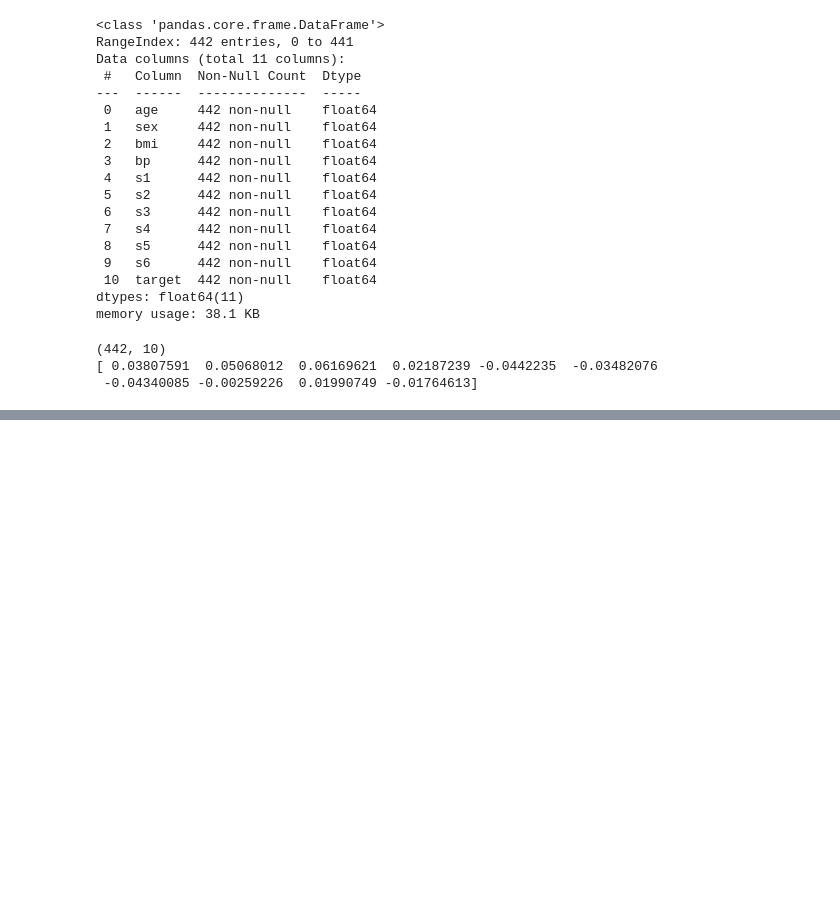
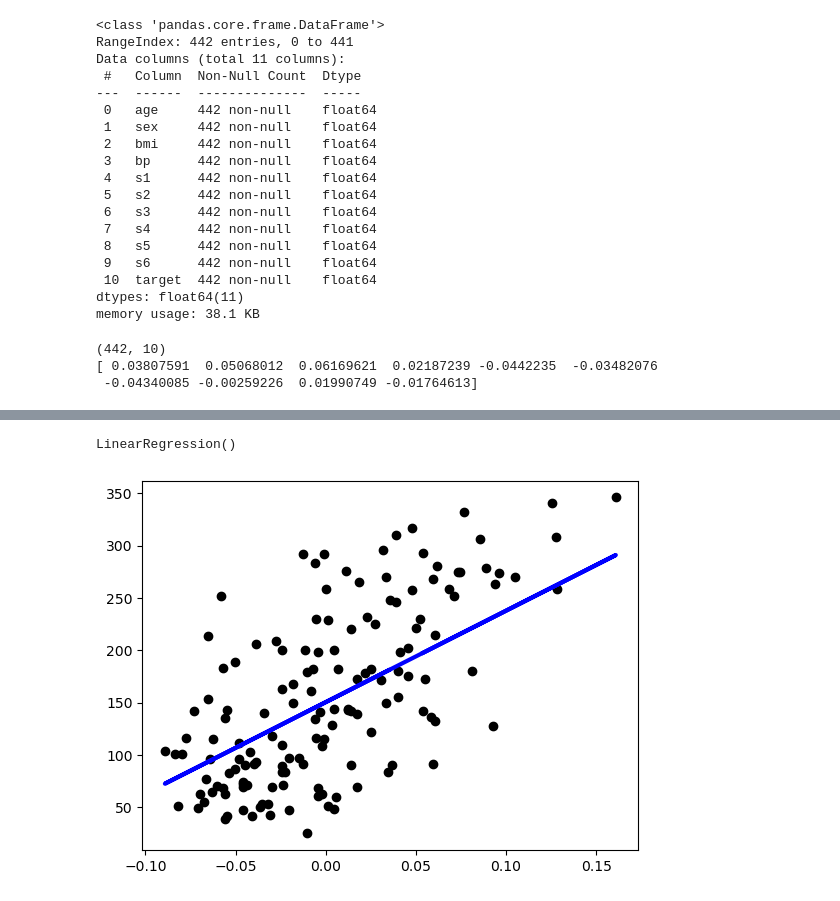
Before and after one commit to samira-shy/Python, a Jupyter notebook: MachineLearning/LinearRegression/LinearRegression.ipynb, the cells around one changed output, grey strips where cells are left out. Saved outputs shown, nothing was run; the diff lists cells and outputs as text; code cells hidden in the pictures; blank space fills up the shorter version.

```diff
--- a/MachineLearning/LinearRegression/LinearRegression.ipynb
+++ b/MachineLearning/LinearRegression/LinearRegression.ipynb
@@ -258,0 +279,4 @@ print(X[0])
+# %%
+X = X.reshape(-1, 1)
+print(X.shape)
+print(X)
@@ -258,0 +318,15 @@ print(X[0])
+# %%
+X_train, X_test, y_train, y_test = train_test_split(X, y, test_size=0.33)
+# %%
+model = linear_model.LinearRegression()
+model.fit(X_train, y_train)
+# %% [output]
+LinearRegression()
+# %%
+y_pred = model.predict(X_test)
+# %%
+plt.scatter(X_test, y_test,  color='black')
+plt.plot(X_test, y_pred, color='blue', linewidth=3)
+plt.show()
+# %% [output]
+[figure, added]
```
Also changed, not shown: parts of 8 cells of this notebook, 1 other file.
